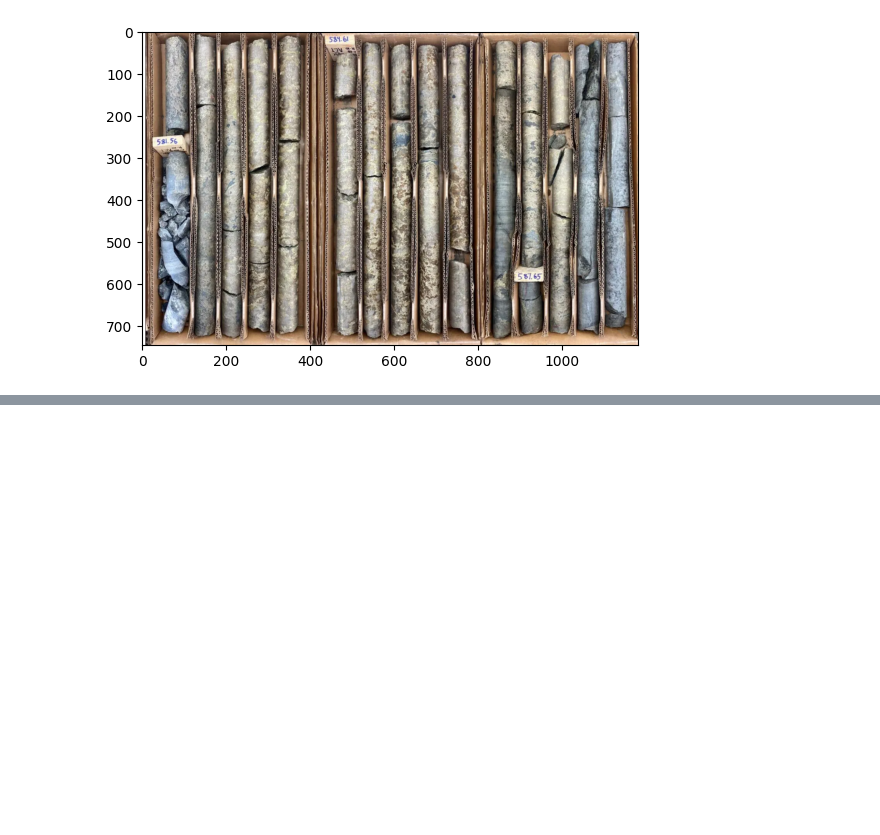
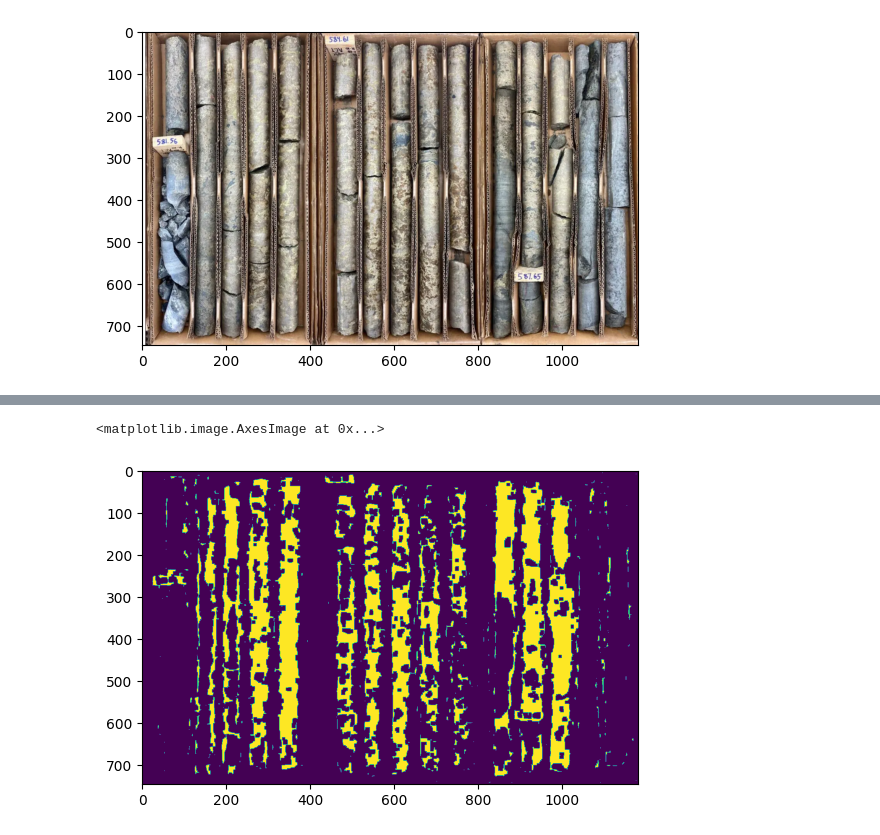
Before and after one commit to dikirust/Mineral-CV, a Jupyter notebook: openspace.ipynb, the cells around one changed output, grey strips where cells are left out. Saved outputs shown, nothing was run; the diff lists cells and outputs as text; code cells hidden in the pictures; blank space fills up the shorter version.

Commit message:
already updated logic for image segmentation, trial OK

```diff
--- a/openspace.ipynb
+++ b/openspace.ipynb
@@ -12,3 +16,7 @@ plt.imshow(img)
+# %%
+# Convert RGBA to RGB
+if img.shape[-1] == 4:  # Check if the image has 4 channels
+    img = cv2.cvtColor(img, cv2.COLOR_RGBA2RGB)
 # %%
 hsv = cv2.cvtColor(img, cv2.COLOR_RGB2HSV)
-mask = cv2.inRange(hsv, (0, 100, 100), (10, 255, 255))
+mask = cv2.inRange(hsv, (20, 20, 20), (50, 255, 255))
@@ -18,2 +22,0 @@ high_yellow = np.array([53, 100, 100])
-# %%
-mask = cv2.inRange(hsv, low_yellow, high_yellow)
@@ -31,0 +30,7 @@ plt.show()
+# %%
+closed_mask = ndi.binary_closing(mask, structure=np.ones((7, 7)))
+# %%
+plt.imshow(closed_mask)
+# %% [output]
+<matplotlib.image.AxesImage at 0x...>
+[figure, added]
```
Also changed, not shown: parts of 14 cells of this notebook.
